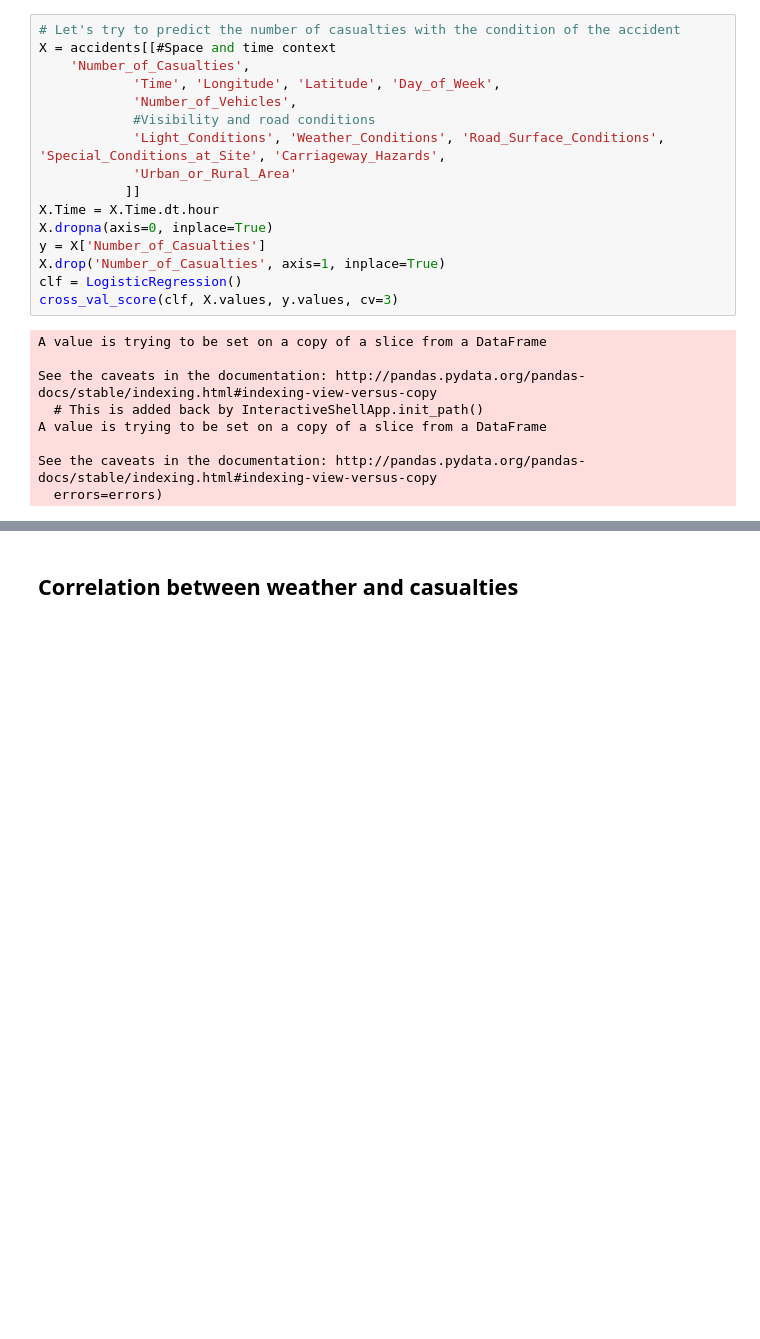
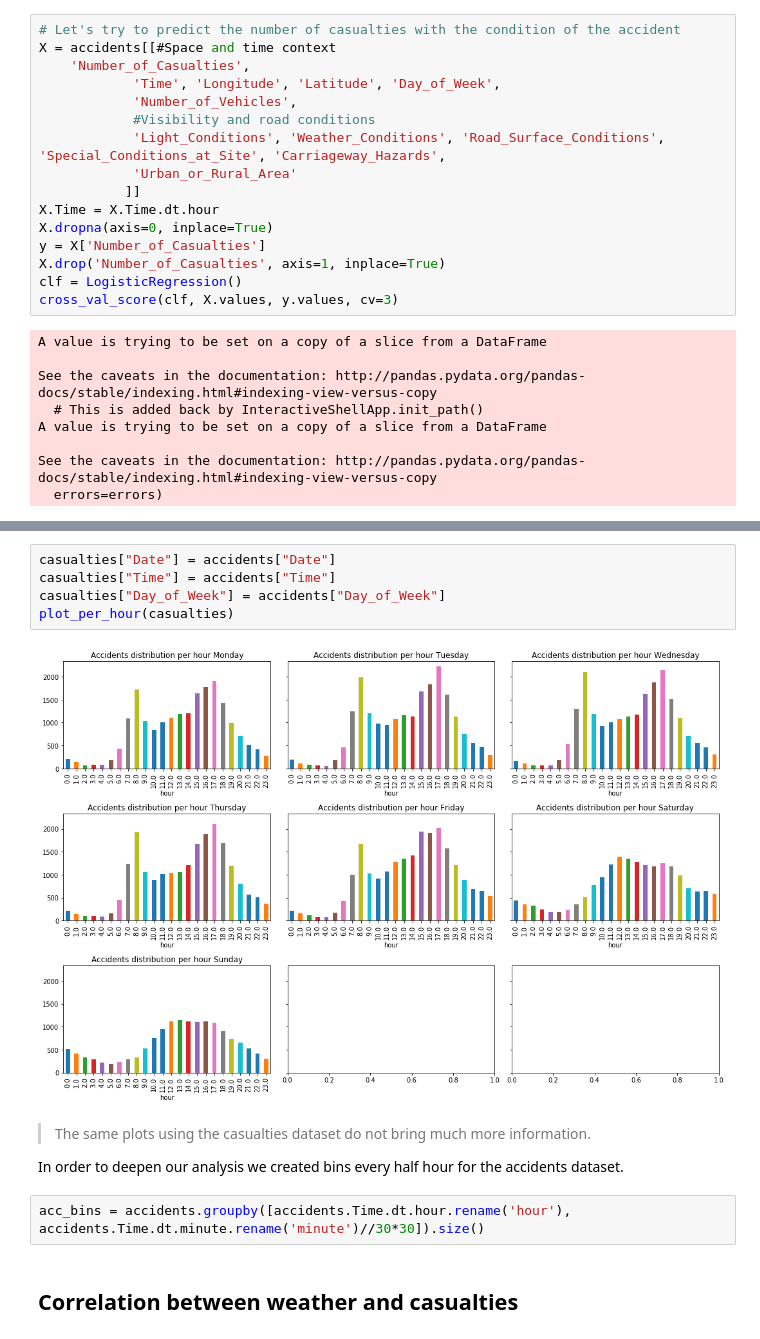
Before and after one commit to Eagleseb/survive-your-commuting, a Jupyter notebook: Milestone2.ipynb, the cells around one changed output, grey strips where cells are left out. Drawn from its saved outputs; the diff is of its cells as text; blank space fills up the shorter version.

```diff
--- a/Milestone2.ipynb
+++ b/Milestone2.ipynb
@@ -383,3 +415,16 @@ See the caveats in the documentation: http://pandas.pydata.org/pandas-docs/stabl
+# %%
+casualties["Date"] = accidents["Date"]
+casualties["Time"] = accidents["Time"]
+casualties["Day_of_Week"] = accidents["Day_of_Week"]
+plot_per_hour(casualties)
+# %% [output]
+[figure, added]
+# %% [markdown]
+> The same plots using the casualties dataset do not bring much more information.
+
+In order to deepen our analysis we created bins every half hour for the accidents dataset.
+# %%
+acc_bins = accidents.groupby([accidents.Time.dt.hour.rename('hour'), accidents.Time.dt.minute.rename('minute')//30*30]).size()
 # %% [markdown]
 ## Correlation between weather and casualties
 # %%
```
Also changed, not shown: parts of 15 cells of this notebook, 4 other files.
